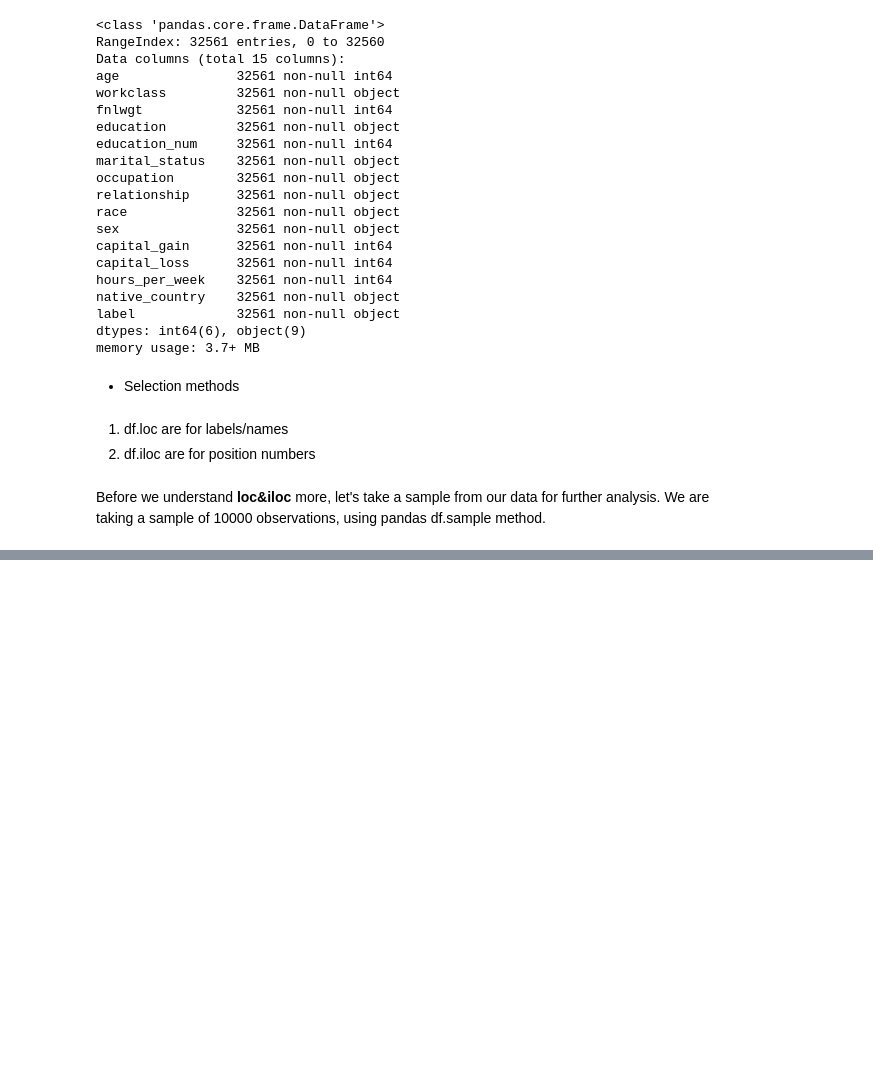
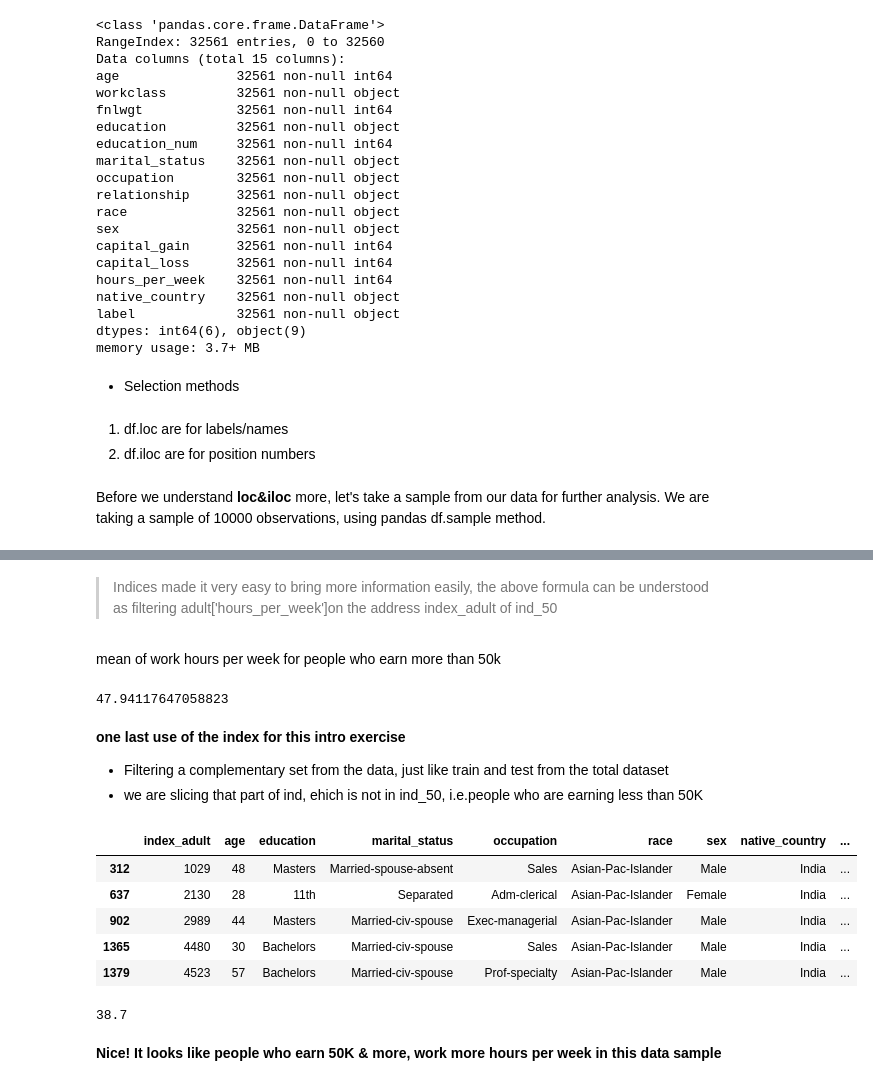
Before and after one commit to xiaoqie007/Pandas_exer_Yu, a Jupyter notebook: 11_Indexing.ipynb, the cells around one changed output, grey strips where cells are left out. Saved outputs shown, nothing was run; the diff lists cells and outputs as text; code cells hidden in the pictures; blank space fills up the shorter version.

```diff
--- a/11_Indexing.ipynb
+++ b/11_Indexing.ipynb
@@ -63,0 +300,30 @@ We are taking a sample of 10000 observations, using pandas df.sample method.
+# %% [markdown]
+> Indices made it very easy to bring more information easily, the above formula
+can be understood as filtering adult['hours_per_week']on the address
+index_adult of ind_50
+# %% [markdown]
+mean of work hours per week for people who earn more than 50k
+# %%
+adult['hours_per_week'][ind_50.index_adult].mean()
+# %% [output]
+47.94117647058823
+# %% [markdown]
+**one last use of the index for this intro exercise**
+- Filtering a complementary set from the data, just like train and test from the total dataset
+- we are slicing that part of ind, ehich is not in ind_50, i.e.people who are earning less than 50K
+# %%
+ind_05 = ind[~ind.index.isin(ind_50.index)]
+ind_05.head()
+# %% [output]
+|  | index_adult | age | education | marital_status | occupation | race | sex | native_country | ... |
+| 312 | 1029 | 48 | Masters | Married-spouse-absent | Sales | Asian-Pac-Islander | Male | India | ... |
+| 637 | 2130 | 28 | 11th | Separated | Adm-clerical | Asian-Pac-Islander | Female | India | ... |
+| 902 | 2989 | 44 | Masters | Married-civ-spouse | Exec-managerial | Asian-Pac-Islander | Male | India | ... |
+| 1365 | 4480 | 30 | Bachelors | Married-civ-spouse | Sales | Asian-Pac-Islander | Male | India | ... |
+| 1379 | 4523 | 57 | Bachelors | Married-civ-spouse | Prof-specialty | Asian-Pac-Islander | Male | India | ... |
+# %%
+adult['hours_per_week'][ind_05.index_adult].mean()
+# %% [output]
+38.7
+# %% [markdown]
+**Nice! It looks like people who earn 50K & more, work more hours per week in this data sample**
```
Also changed, not shown: parts of 41 cells of this notebook, 1 other file.
